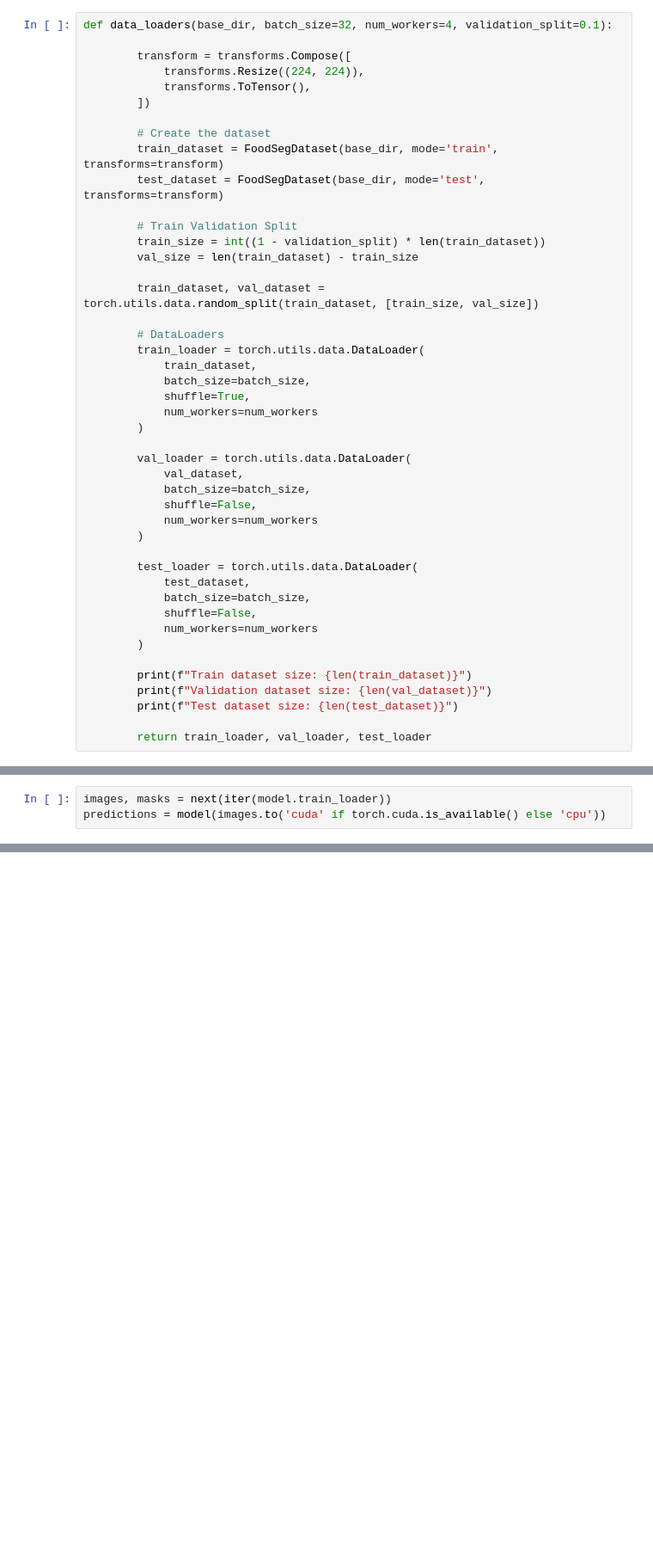
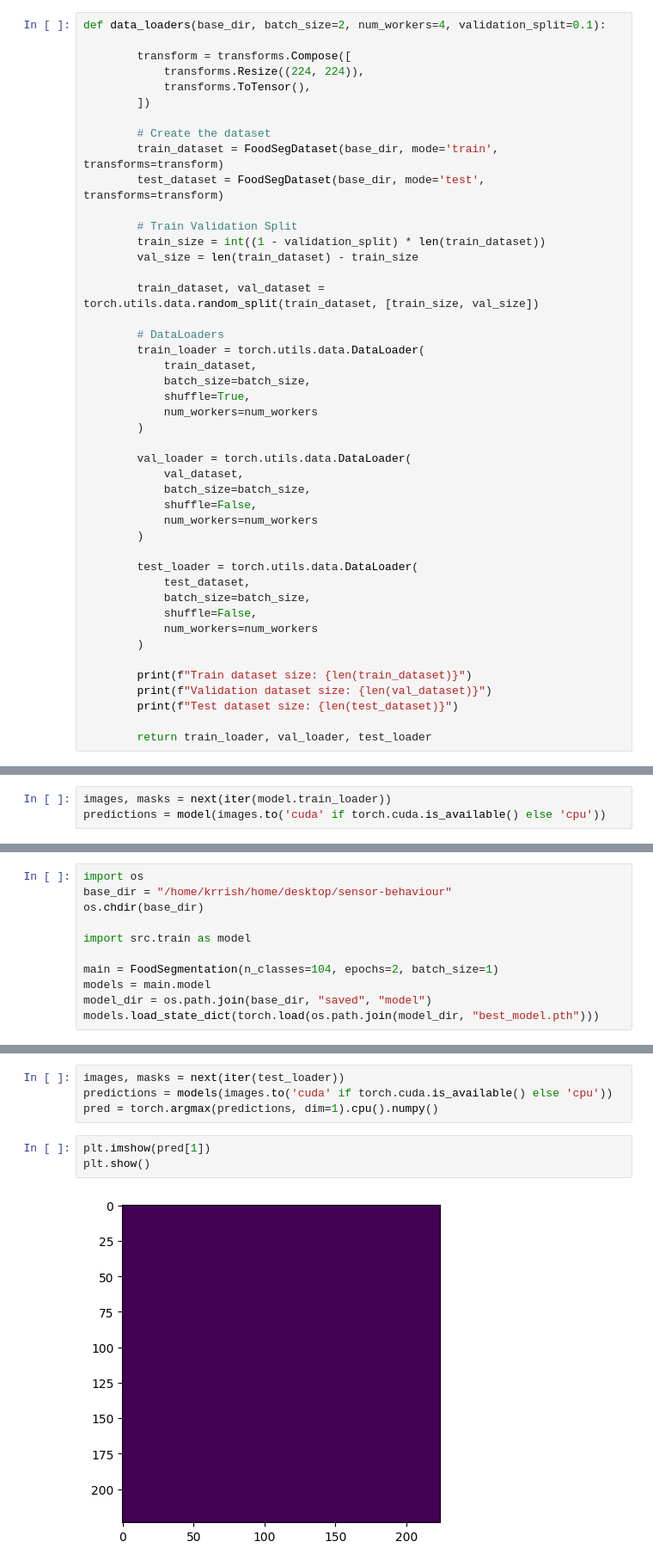
Before and after one commit to kkkamur07/food103seg-calories, a Jupyter notebook: notebooks/experiment.ipynb, the cells around one changed output, grey strips where cells are left out. Shown at 86% size. Cells and saved outputs as stored; diff of their text form; blank space fills up the shorter version.

Commit message:
tried training nothing happened

```diff
--- a/notebooks/experiment.ipynb
+++ b/notebooks/experiment.ipynb
@@ -86,7 +86,7 @@ axis[1].axis('off')
 (-0.5, 511.5, 469.5, -0.5)
 [figure]
 # %%
-def data_loaders(base_dir, batch_size=32, num_workers=4, validation_split=0.1):
+def data_loaders(base_dir, batch_size=2, num_workers=4, validation_split=0.1):
 
         transform = transforms.Compose([
             transforms.Resize((224, 224)),
@@ -369,3 +369,14 @@ plt.tight_layout()
 plt.show()
 # %% [output]
 [figure]
+# %%
+import os
+base_dir = "/home/krrish/home/desktop/sensor-behaviour"
+os.chdir(base_dir)
+
+import src.train as model
+
+main = FoodSegmentation(n_classes=104, epochs=2, batch_size=1)
+models = main.model
+model_dir = os.path.join(base_dir, "saved", "model")
+models.load_state_dict(torch.load(os.path.join(model_dir, "best_model.pth")))
@@ -371,0 +389,9 @@ plt.show()
+# %%
+images, masks = next(iter(test_loader))
+predictions = models(images.to('cuda' if torch.cuda.is_available() else 'cpu'))
+pred = torch.argmax(predictions, dim=1).cpu().numpy()
+# %%
+plt.imshow(pred[1])
+plt.show()
+# %% [output]
+[figure, added]
```
Also changed, not shown: parts of 1 cell of this notebook, 24 other files.
